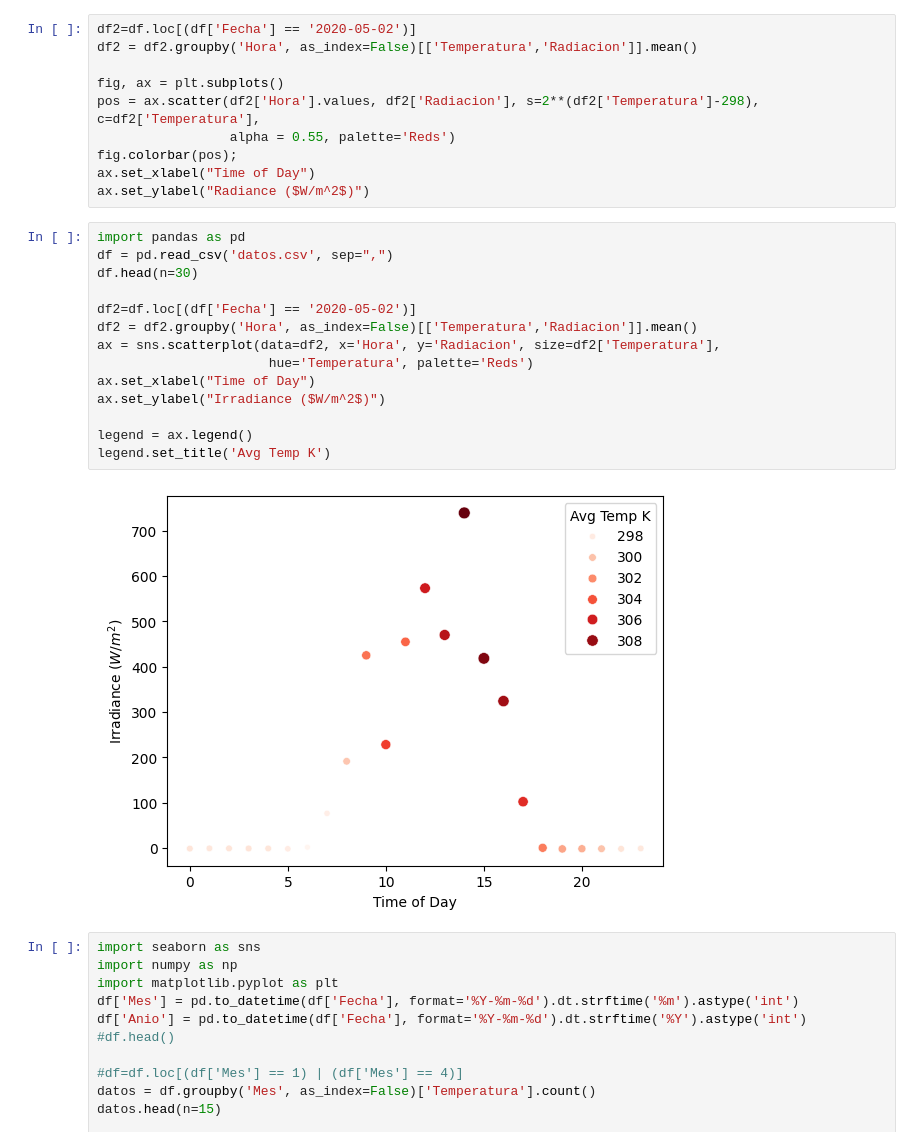
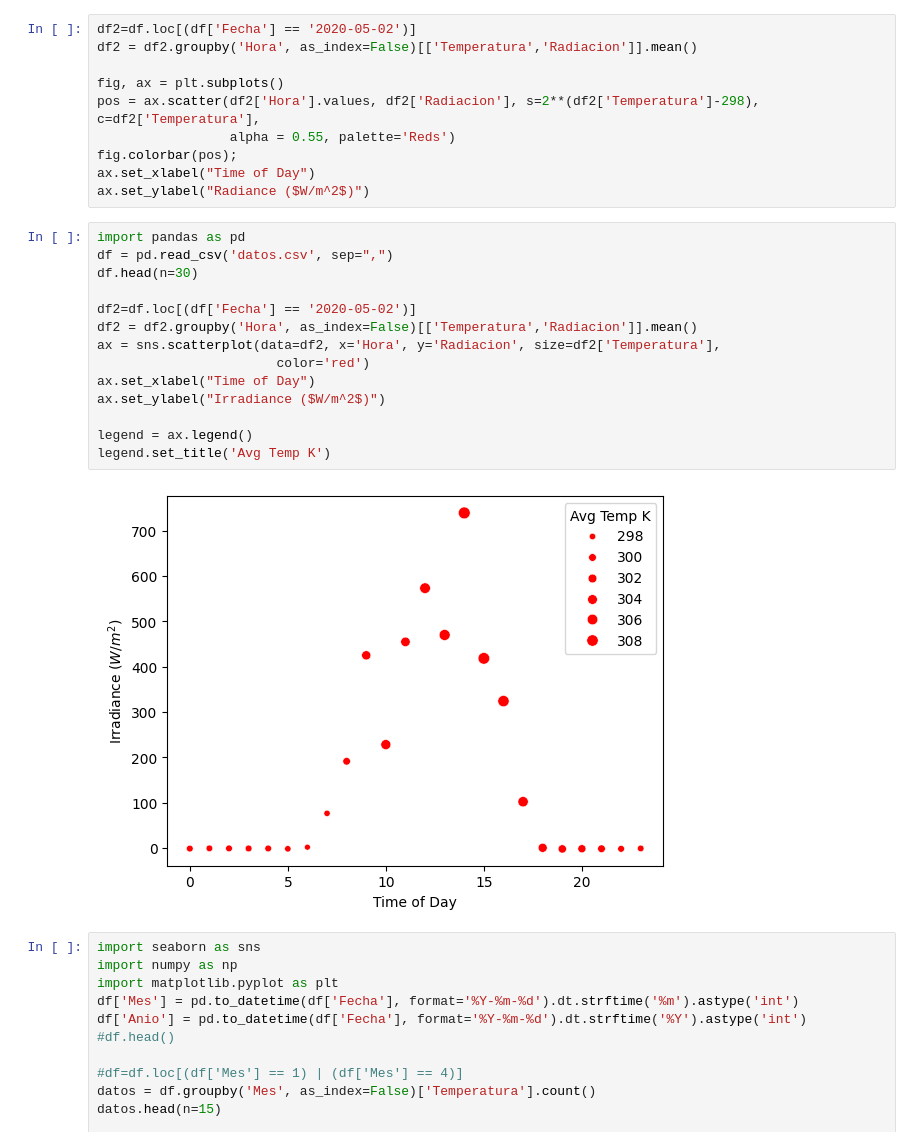
Before and after one commit to cristianzambrano/Solar_Radiation_Forecasting_inUTEQ_Scripts, a Jupyter notebook: Radiación.ipynb, the cells around one changed output. Saved outputs shown, nothing was run; the diff lists cells and outputs as text.

```diff
--- a/Radiación.ipynb
+++ b/Radiación.ipynb
@@ -74,19 +74,19 @@ ax.set_ylabel("Radiance ($W/m^2$)")
 # %%
 import pandas as pd
 df = pd.read_csv('datos.csv', sep=",")
 df.head(n=30)
 
 df2=df.loc[(df['Fecha'] == '2020-05-02')]
 df2 = df2.groupby('Hora', as_index=False)[['Temperatura','Radiacion']].mean()
 ax = sns.scatterplot(data=df2, x='Hora', y='Radiacion', size=df2['Temperatura'],
-                      hue='Temperatura', palette='Reds')
+                       color='red')
 ax.set_xlabel("Time of Day")
 ax.set_ylabel("Irradiance ($W/m^2$)")
 
 legend = ax.legend()
 legend.set_title('Avg Temp K')
 # %% [output]
-[figure, old version]
+[figure, new version]
 # %%
 import seaborn as sns
 import numpy as np
```
